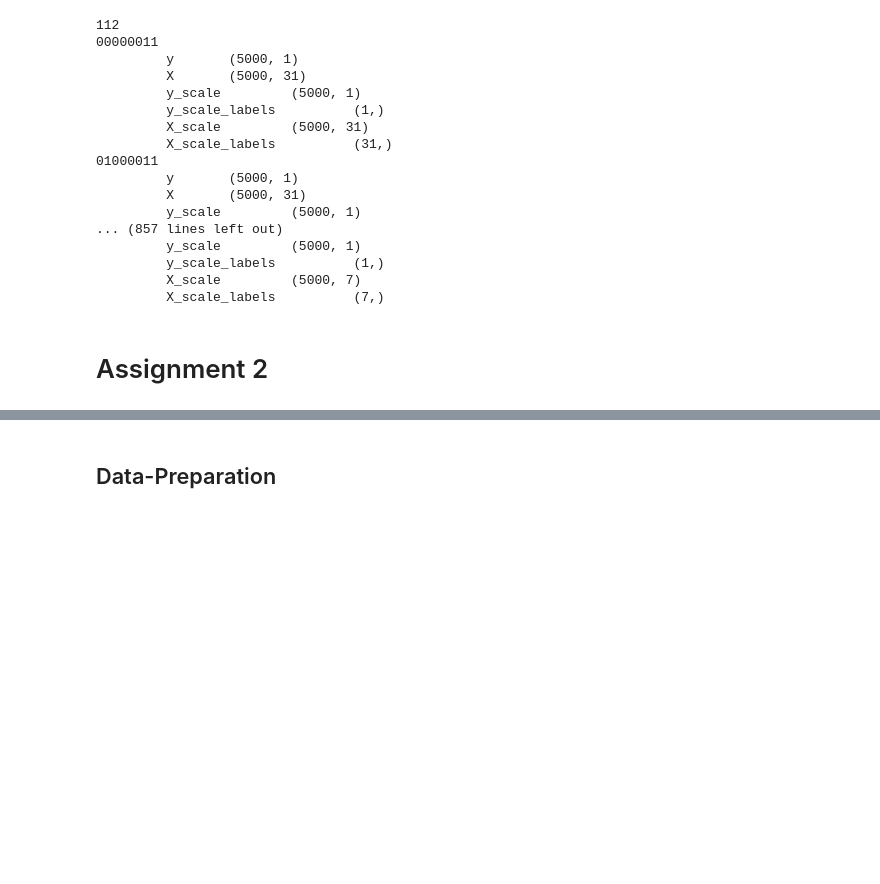
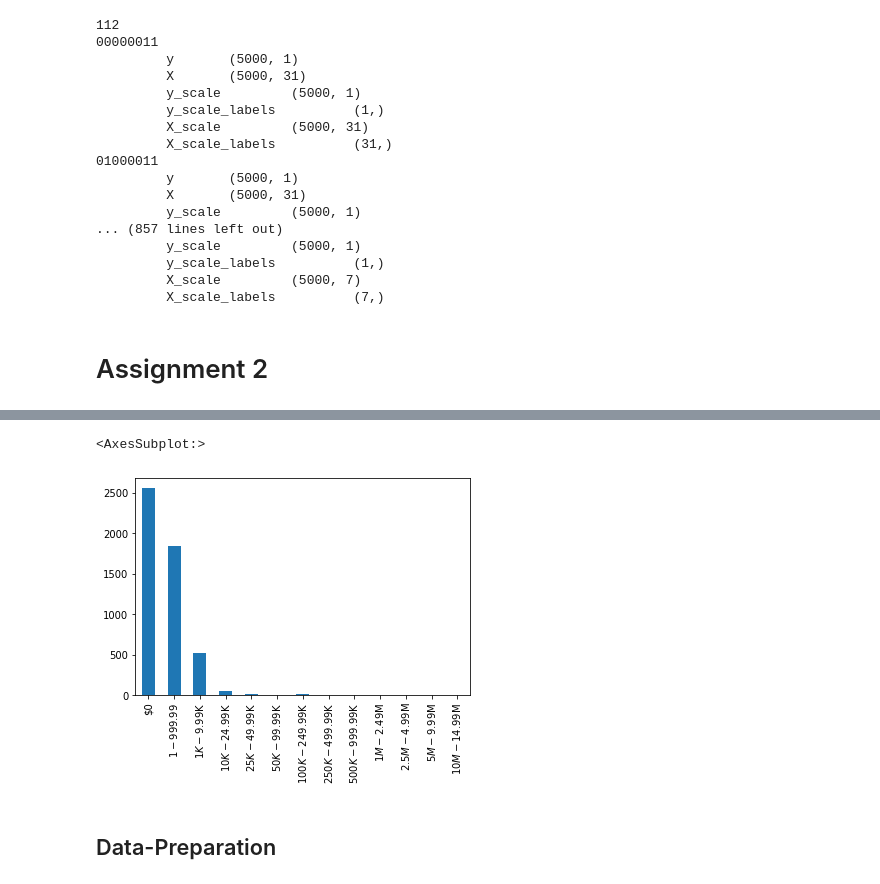
Before and after one commit to jrobio/assignment2, a Jupyter notebook: notebooks/assignment2.ipynb, the cells around one changed output, grey strips where cells are left out. Saved outputs shown, nothing was run; the diff lists cells and outputs as text; code cells hidden in the pictures; blank space fills up the shorter version.

```diff
--- a/notebooks/assignment2.ipynb
+++ b/notebooks/assignment2.ipynb
@@ -762,0 +963,9 @@ for k_model, v_data in dict_8bit.items():
+# %%
+dre_df['cum_range'] = pd.cut(x=dre_df['cum_donation'],
+                             bins=data_dict['dummy']['giving']['bins'],
+                             labels=data_dict['dummy']['giving']['labels'],
+                             right=False)
+dre_column = 'cum_range'
+dre_cum_range_report = dre_df[dre_column].value_counts()
+dre_cum_range_report.sort_index(inplace=True)
+dre_cum_range_report
@@ -763,3 +991,8 @@ for k_model, v_data in dict_8bit.items():
+# %%
+dre_cum_range_report.plot.bar()
+# %% [output]
+<AxesSubplot:>
+[figure, added]
 # %% [markdown]
 ## Data-Preparation
 # %% [markdown]
```
Also changed, not shown: parts of 28 cells of this notebook, 3 other files.
